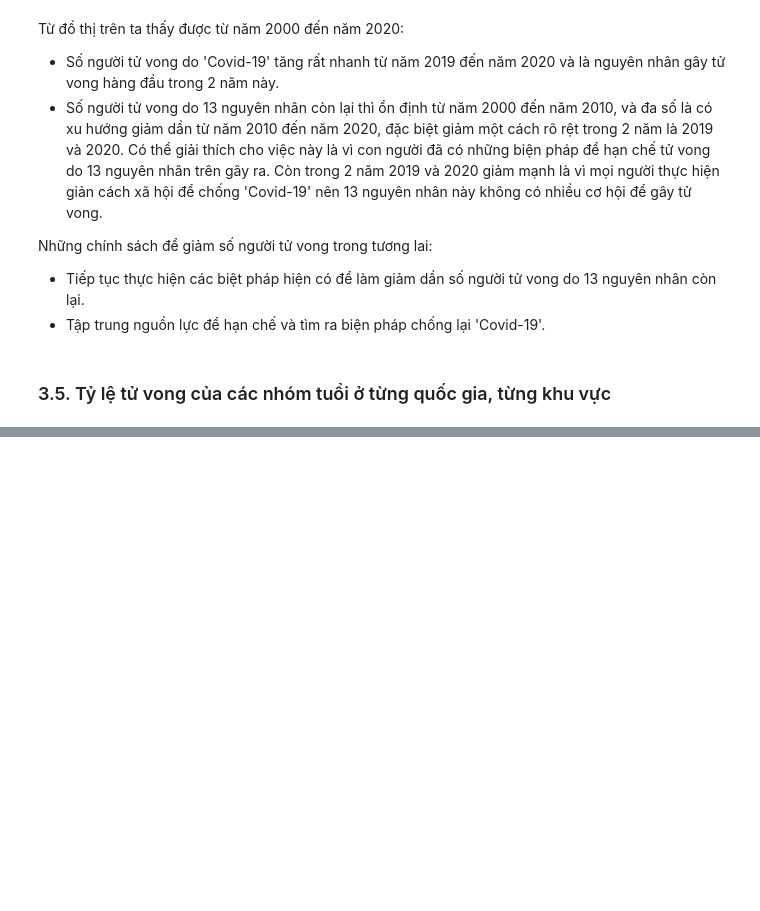
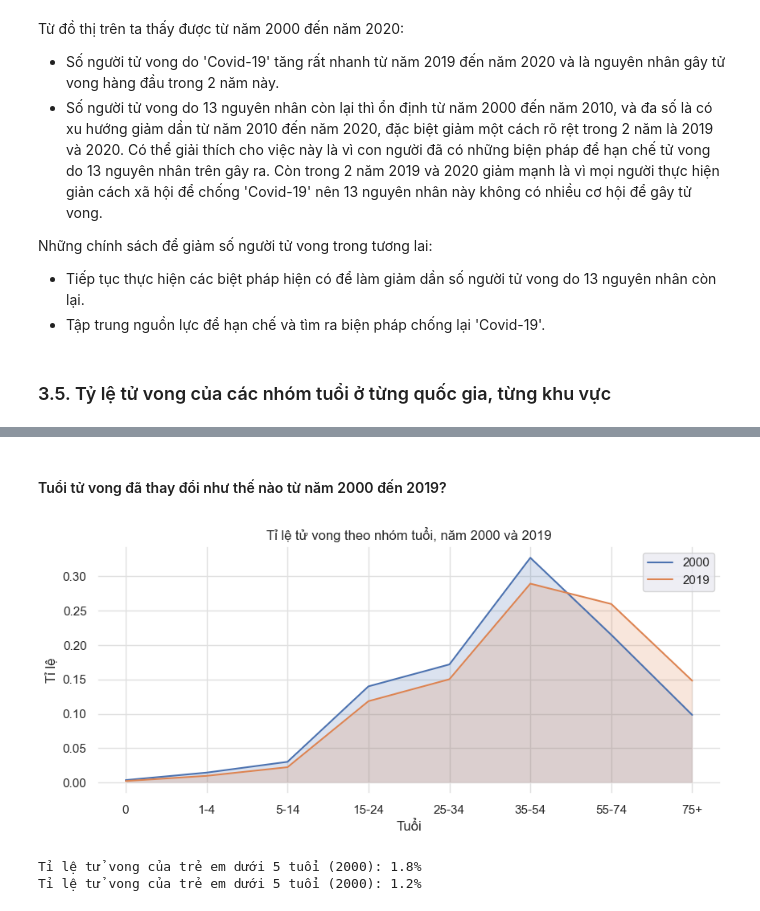
Before and after one commit to tungbtt/NMKHDL_Project, a Jupyter notebook: DataPreprocessing.ipynb, the cells around one changed output, grey strips where cells are left out. Cells and saved outputs as stored; diff of their text form; code cells hidden in the pictures; blank space fills up the shorter version.

```diff
--- a/DataPreprocessing.ipynb
+++ b/DataPreprocessing.ipynb
@@ -578,0 +632,42 @@ Những chính sách để giảm số người tử vong trong tương lai:
+# %%
+query_2000 = '"2000" in Year'   # query lấy dữ liệu năm 2000
+query_2019 = '"2019" in Year'   # query lấy dữ liệu năm 2019
+query_Canada = 'Country == "Canada"'    # query lấy dữ liệu Canada
+query_Nicaragua = 'Country == "Nicaragua"'  # query lấy dữ liệu Nicaragua
+query_Af1519 = 'Continent == "Africa" and Year >= "2015-01-01" and Year <= "2019-12-31"'    # query lấy dữ liệu Châu Phi từ năm 2015 - 2019
+query_As1519 = 'Continent == "Asia" and Year >= "2015-01-01" and Year <= "2019-12-31"'      # query lấy dữ liệu Châu Á từ năm 2015 - 2019
+query_Eu1519 = 'Continent == "Europe" and Year >= "2015-01-01" and Year <= "2019-12-31"'    # query lấy dữ liệu Châu Âu từ năm 2015 - 2019
+# %%
+# Thay đổi kiểu đồ thị
+plt.rc('grid', linestyle='-', color='#e0e0e0', linewidth=1)
+plt.grid(True)
+plt.close()
+ageShow = ['0', '1-4', '5-14', '15-24', '25-34', '35-54', '55-74', '75+']
+# %% [markdown]
+#### Tuổi tử vong đã thay đổi như thế nào từ năm 2000 đến 2019?
+# %%
+fig, ax = plt.subplots(figsize=(10, 4))
+
+child_mortality = []
+pl_df = pl_line(df.query(query_2000))
+plt.plot(ageShow, pl_df['Rate'], label='2000')
+ax.fill_between(ageShow, pl_df['Rate'], alpha=0.2)
+child_mortality.append(pl_df.iloc[:2, 1].sum()*100)
+
+pl_df = pl_line(df.query(query_2019))
+plt.plot(ageShow, pl_df['Rate'], label='2019')
+ax.fill_between(ageShow, pl_df['Rate'], alpha=0.2)
+child_mortality.append(pl_df.iloc[:2, 1].sum()*100)
+
+ax.set_facecolor('white')
+ax.set_xlabel('Tuổi')
+ax.set_ylabel('Tỉ lệ')
+ax.set_title('Tỉ lệ tử vong theo nhóm tuổi, năm 2000 và 2019')
+plt.legend()
+plt.show()
+print('Tỉ lệ tử vong của trẻ em dưới 5 tuổi (2000): {:.1f}%'.format(child_mortality[0]))
+print('Tỉ lệ tử vong của trẻ em dưới 5 tuổi (2000): {:.1f}%'.format(child_mortality[1]))
+# %% [output]
+[figure, added]
+Tỉ lệ tử vong của trẻ em dưới 5 tuổi (2000): 1.8%
+Tỉ lệ tử vong của trẻ em dưới 5 tuổi (2000): 1.2%
```
Also changed, not shown: parts of 19 cells of this notebook.
